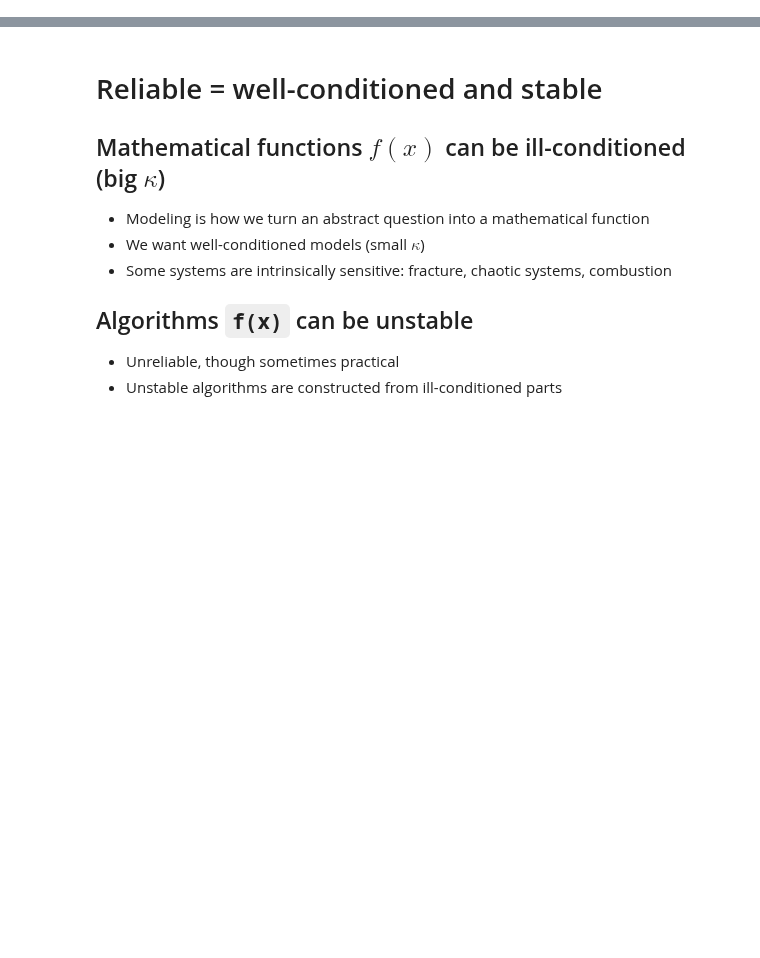
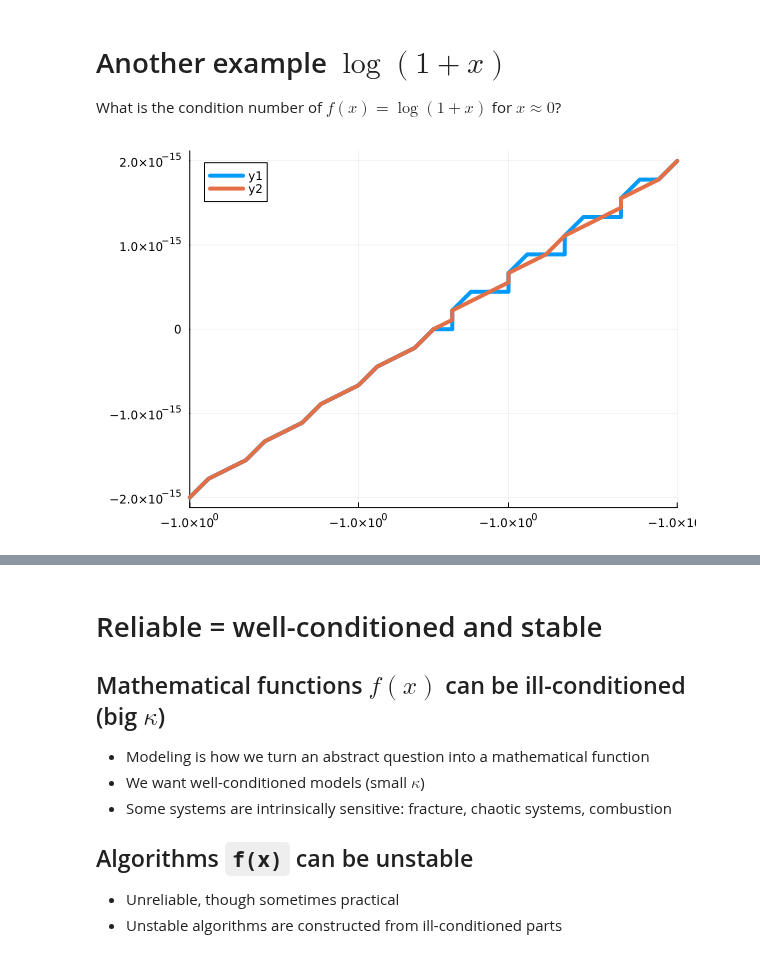
Before and after one commit to cu-numcomp/fall26, a Jupyter notebook: slides/2026-08-28-stability.ipynb, the cells around one changed output, grey strips where cells are left out. Saved outputs shown, nothing was run; the diff lists cells and outputs as text; code cells hidden in the pictures; blank space fills up the shorter version.

```diff
--- a/slides/2026-08-28-stability.ipynb
+++ b/slides/2026-08-28-stability.ipynb
@@ -18,0 +61,10 @@ default(linewidth=4)
+# %% [markdown]
+# Another example $\log(1 + x)$
+
+What is the condition number of $f(x) = \log(1 + x)$ for $x \approx 0$?
+# %%
+plot([x -> log(2 + x),
+      x -> log1p(1 + x)],
+    xlims = (-1-2e-15, -1+2e-15))
+# %% [output]
+[figure, added]
```
Also changed, not shown: parts of 13 cells of this notebook, 6 other files.
